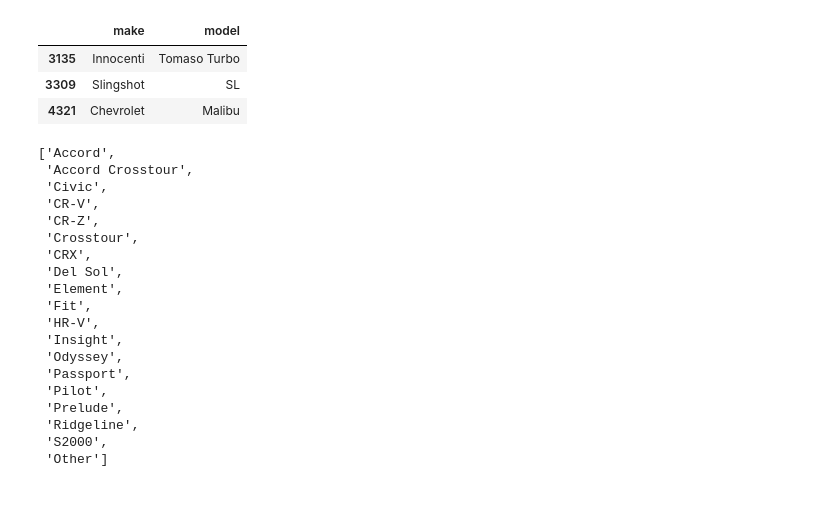
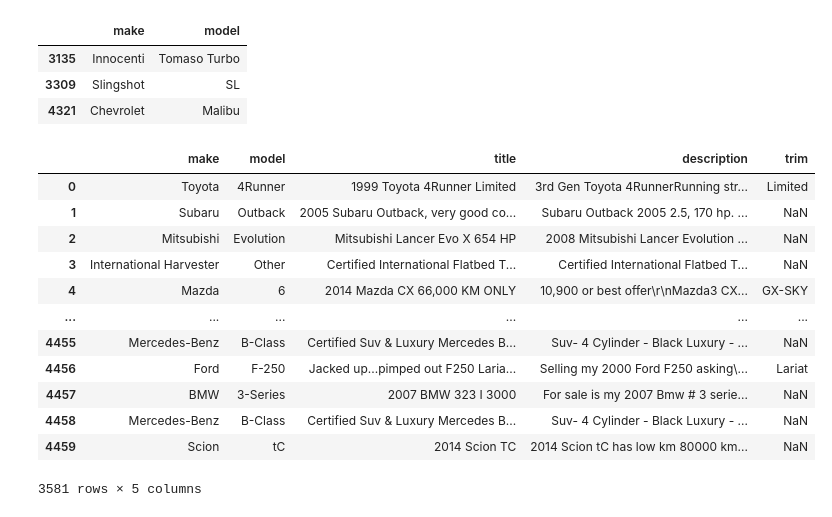
Before and after one commit to vatdaell/used-car-analysis, a Jupyter notebook: Data Cleaning.ipynb, the cells around one changed output. Cells and saved outputs as stored; diff of their text form; code cells hidden in the pictures.

Commit message:
Finished Cleaning data

```diff
--- a/Data Cleaning.ipynb
+++ b/Data Cleaning.ipynb
@@ -132,29 +135,40 @@ unclean_data.loc[[3135,3309,4321]][['make','model']]
 # %%
 # https://www.kijiji.ca/p-select-attribute.json?categoryId=174&rootAttribute=carmake_s&attributeId=carmodel_s&optionPath={make}
 # Use this to fill in the other values
-response = requests.get(" https://www.kijiji.ca/p-select-attribute.json?categoryId=174&rootAttribute=carmake_s&attributeId=carmodel_s&optionPath={}".format("honda"))
-data = json.loads(response.text)
 
-possible_models = list(map(lambda x: x['value'], data[0]['items']))
-possible_models.remove('- Select -')
-possible_models
+other_model = unclean_data.loc[(unclean_data.model == "Other")]
+
+
+for rows in unclean_data.iterrows():
+    model = rows[1][15]
+    make = rows[1][14]
+    title = rows[1][10]
+    desc = rows[1][24]
+    if make != "International Harvester" and model=="Other":
+        response = requests.get(" https://www.kijiji.ca/p-select-attribute.json?categoryId=174&rootAttribute=carmake_s&attributeId=carmodel_s&optionPath={}".format(make.lower()))
+        data = json.loads(response.text)
+        try:
+            possible_models = list(map(lambda x: x['value'], data[0]['items']))
+            possible_models.remove('- Select -')
+            possible_models.remove('Other')
+            for poss in possible_models or poss in desc:
+                if poss in title:
+                    unclean_data.loc[unclean_data.title == title,'model'] = poss
+        except:
+            pass
-# %% [output]
-['Accord',
- 'Accord Crosstour',
- 'Civic',
- 'CR-V',
- 'CR-Z',
- 'Crosstour',
- 'CRX',
- 'Del Sol',
- 'Element',
- 'Fit',
- 'HR-V',
- 'Insight',
- 'Odyssey',
- 'Passport',
- 'Pilot',
- 'Prelude',
- 'Ridgeline',
- 'S2000',
- 'Other']
+# %%
+unclean_data[['make','model','title','description','trim']]
+# %% [output]
+|  | make | model | title | description | trim |
+| 0 | Toyota | 4Runner | 1999 Toyota 4Runner Limited | 3rd Gen Toyota 4RunnerRunning str... | Limited |
+| 1 | Subaru | Outback | 2005 Subaru Outback, very good co... | Subaru Outback 2005 2.5, 170 hp. ... | NaN |
+| 2 | Mitsubishi | Evolution | Mitsubishi Lancer Evo X 654 HP | 2008 Mitsubishi Lancer Evolution ... | NaN |
+| 3 | International Harvester | Other | Certified International Flatbed T... | Certified International Flatbed T... | NaN |
+| 4 | Mazda | 6 | 2014 Mazda CX 66,000 KM ONLY | 10,900 or best offer\r\nMazda3 CX... | GX-SKY |
+| ... | ... | ... | ... | ... | ... |
+| 4455 | Mercedes-Benz | B-Class | Certified Suv & Luxury Mercedes B... | Suv- 4 Cylinder - Black Luxury - ... | NaN |
+| 4456 | Ford | F-250 | Jacked up...pimped out F250 Laria... | Selling my 2000 Ford F250 asking\... | Lariat |
+| 4457 | BMW | 3-Series | 2007 BMW 323 I 3000 | For sale is my 2007 Bmw # 3 serie... | NaN |
+| 4458 | Mercedes-Benz | B-Class | Certified Suv & Luxury Mercedes B... | Suv- 4 Cylinder - Black Luxury - ... | NaN |
+| 4459 | Scion | tC | 2014 Scion TC | 2014 Scion tC has low km 80000 km... | NaN |
+3581 rows × 5 columns
```
Also changed, not shown: parts of 13 cells of this notebook, 1 other file.
